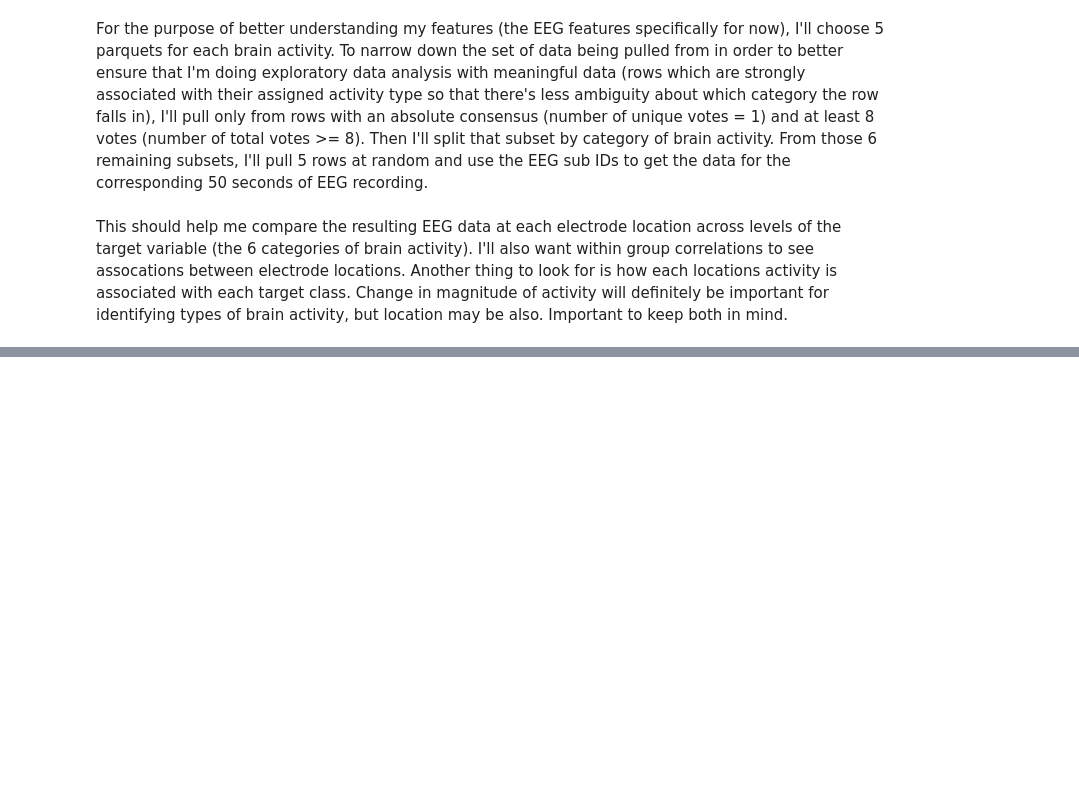
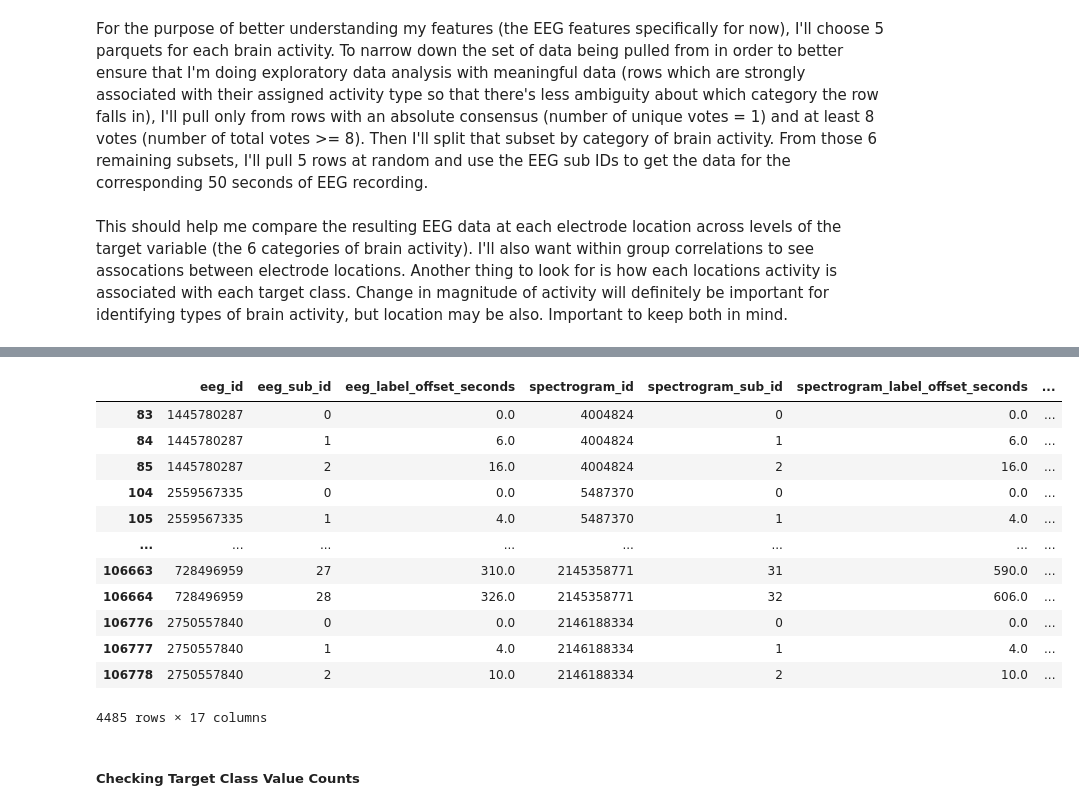
Before and after one commit to ClaytonWhitteberry/DATA4380, a Jupyter notebook: projects/Tabular/Data Cleaning Tabular Dataset.ipynb, the cells around one changed output, grey strips where cells are left out. Cells and saved outputs as stored; diff of their text form; code cells hidden in the pictures; blank space fills up the shorter version.

```diff
--- a/projects/Tabular/Data Cleaning Tabular Dataset.ipynb
+++ b/projects/Tabular/Data Cleaning Tabular Dataset.ipynb
@@ -407,0 +408,2 @@ This should help me compare the resulting EEG data at each electrode location ac
+# %%
+initial_split = training[training['unique_votes'] == 1] # split by unique votes
@@ -407,0 +429,20 @@ This should help me compare the resulting EEG data at each electrode location ac
+# %%
+second_split = initial_split[initial_split['total_votes'] > 4] # split by total votes
+# %%
+second_split
+# %% [output]
+|  | eeg_id | eeg_sub_id | eeg_label_offset_seconds | spectrogram_id | spectrogram_sub_id | spectrogram_label_offset_seconds | ... |
+| 83 | 1445780287 | 0 | 0.0 | 4004824 | 0 | 0.0 | ... |
+| 84 | 1445780287 | 1 | 6.0 | 4004824 | 1 | 6.0 | ... |
+| 85 | 1445780287 | 2 | 16.0 | 4004824 | 2 | 16.0 | ... |
+| 104 | 2559567335 | 0 | 0.0 | 5487370 | 0 | 0.0 | ... |
+| 105 | 2559567335 | 1 | 4.0 | 5487370 | 1 | 4.0 | ... |
+| ... | ... | ... | ... | ... | ... | ... | ... |
+| 106663 | 728496959 | 27 | 310.0 | 2145358771 | 31 | 590.0 | ... |
+| 106664 | 728496959 | 28 | 326.0 | 2145358771 | 32 | 606.0 | ... |
+| 106776 | 2750557840 | 0 | 0.0 | 2146188334 | 0 | 0.0 | ... |
+| 106777 | 2750557840 | 1 | 4.0 | 2146188334 | 1 | 4.0 | ... |
+| 106778 | 2750557840 | 2 | 10.0 | 2146188334 | 2 | 10.0 | ... |
+4485 rows × 17 columns
+# %% [markdown]
+##### Checking Target Class Value Counts
```
Also changed, not shown: parts of 15 cells of this notebook, 1 other file.
